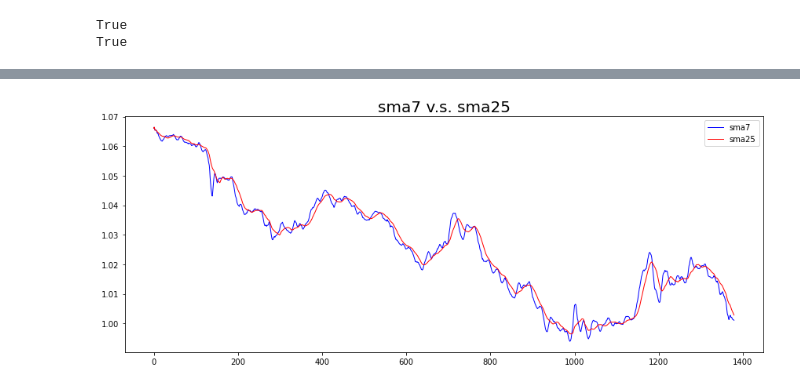
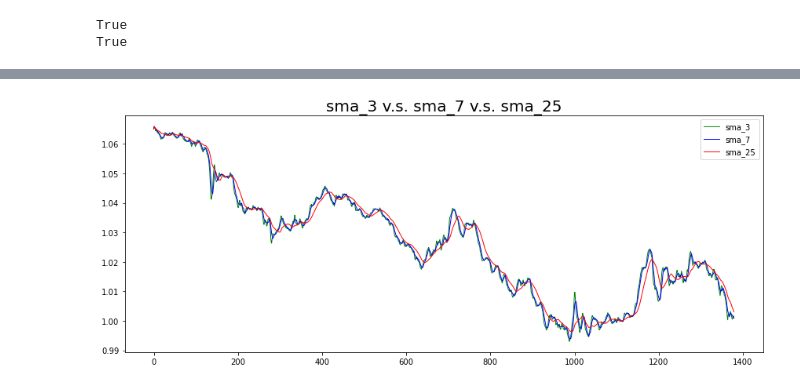
Before and after one commit to ModuWay/baseline, a Jupyter notebook: MACD_visualization.ipynb, the cells around one changed output, grey strips where cells are left out. Cells and saved outputs as stored; diff of their text form; code cells hidden in the pictures.

Commit message:
update MACD

```diff
--- a/MACD_visualization.ipynb
+++ b/MACD_visualization.ipynb
@@ -280,4 +333,4 @@ test_x_df.head()
 | 3 | 0 | 3 | 7 | 1.005044 | 1.005956 | 1.004910 | 1.005795 | 334366.84375 | 125305.117188 | 166.335785 | ... |
 | 4 | 0 | 4 | 7 | 1.005580 | 1.006466 | 1.005285 | 1.005929 | 560916.68750 | 210316.796875 | 303.160370 | ... |
 # %%
-col_lst = train_x_df.columns.tolist()[0:4] + train_x_df.columns.tolist()[9:19]
+col_lst = train_x_df.columns.tolist()[0:8] + train_x_df.columns.tolist()[12:]
@@ -288,4 +360,4 @@ train_y_df.to_csv(data_path + '/macd_train_y_df.csv', columns=train_x_df.columns
 # %%
-macd_train_x_df = pd.read_csv(data_path  + "/macd_train_x_df.csv")
-macd_train_y_df = pd.read_csv(data_path  + "/macd_train_y_df.csv")
+macd_train_x_df = pd.read_csv(data_path  + "/v1_train_x_df.csv")
+macd_train_y_df = pd.read_csv(data_path  + "/v1_train_y_df.csv")
 # %%
@@ -334,6 +413,6 @@ type(index), len(index)
 # %%
 # loc 쓰기 귀찮아서 데이터 프레임으로.. 그냥 .. 때려..넣기? => 나중에 수정
 sample_x_df = pd.DataFrame()
-sample_x_df = train_x_macd_df[['sample_id','sma_7', 'sam_25', 'ma_12', 'ma_26', 'macd','macdo','macds']]
+sample_x_df = macd_train_x_df[col_lst]
 sample_x_df.head()
 # %% [output]
@@ -346,6 +425,7 @@ sample_x_df.head()
 # %%
 ma_12_lst = sample_x_df['ma_12'].loc[sample_x_df['sample_id']==idx].tolist()
 ma_26_lst = sample_x_df['ma_26'].loc[sample_x_df['sample_id']==idx].tolist()
+sma_3_lst = sample_x_df['sma_3'].loc[sample_x_df['sample_id']==idx].tolist()
 sma_7_lst = sample_x_df['sma_7'].loc[sample_x_df['sample_id']==idx].tolist()
-sam_25_lst = sample_x_df['sam_25'].loc[sample_x_df['sample_id']==idx].tolist()
+sma_25_lst = sample_x_df['sma_25'].loc[sample_x_df['sample_id']==idx].tolist()
 # %%
@@ -374,16 +454,17 @@ fig.tight_layout()
 # %%
-# Main chart - SMA_7 and SMA_25
+# Main chart - SMA_3 and SMA_7 and SMA_25
 fig, ax = plt.subplots(figsize=(12,5))
 
-ax.set_title('sma_7 v.s. sam_25', fontsize=20)
+ax.set_title('sma_3 v.s. sma_7 v.s. sma_25', fontsize=20)
 
+ax.plot(index, sma_3_lst, 'g', lw=1, label='sma_3')
 ax.plot(index, sma_7_lst, 'b', lw=1, label='sma_7')
-ax.plot(index, sam_25_lst, 'r', lw=1, label='sam_25')
+ax.plot(index, sma_25_lst, 'r', lw=1, label='sma_25')
 ax.legend(loc='best')
 
 fig.tight_layout()
 # %% [output]
-[figure, old version]
+[figure, new version]
 # %%
 macd_lst = sample_x_df['macd'].loc[sample_x_df['sample_id']==idx].tolist()
 macds_lst = sample_x_df['macds'].loc[sample_x_df['sample_id']==idx].tolist()
```
Also changed, not shown: parts of 29 cells of this notebook, 1 other file.
